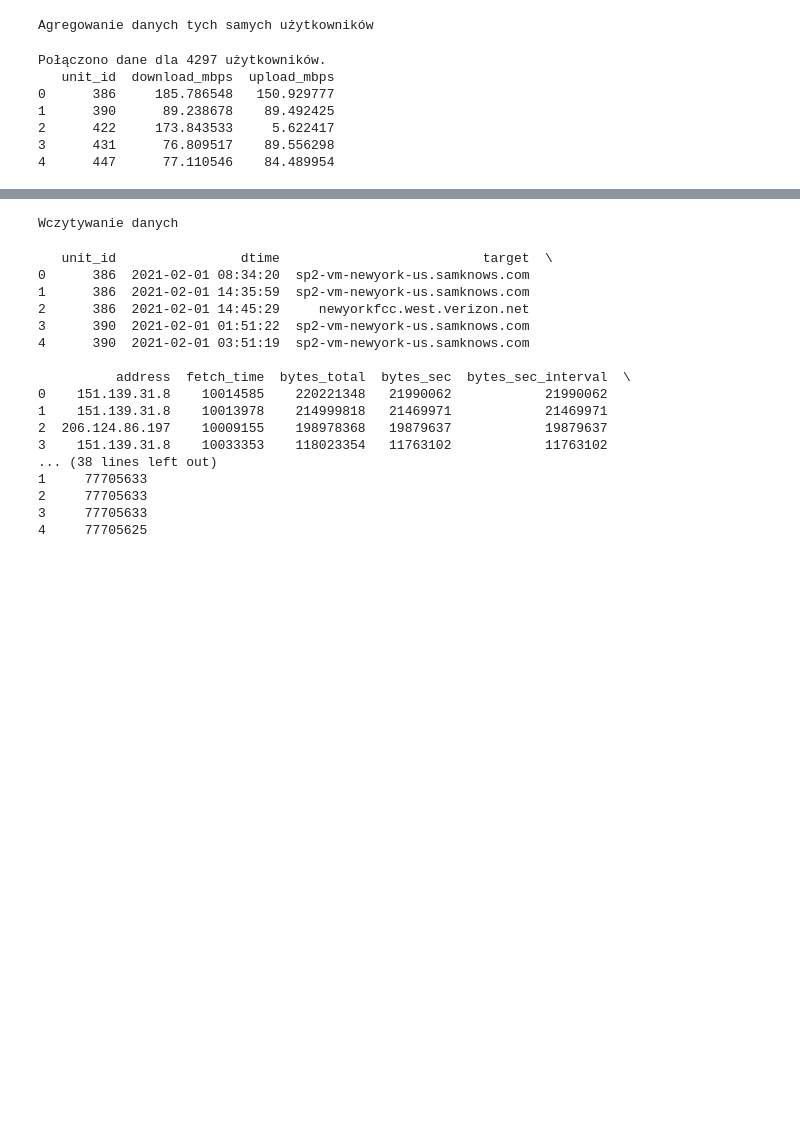
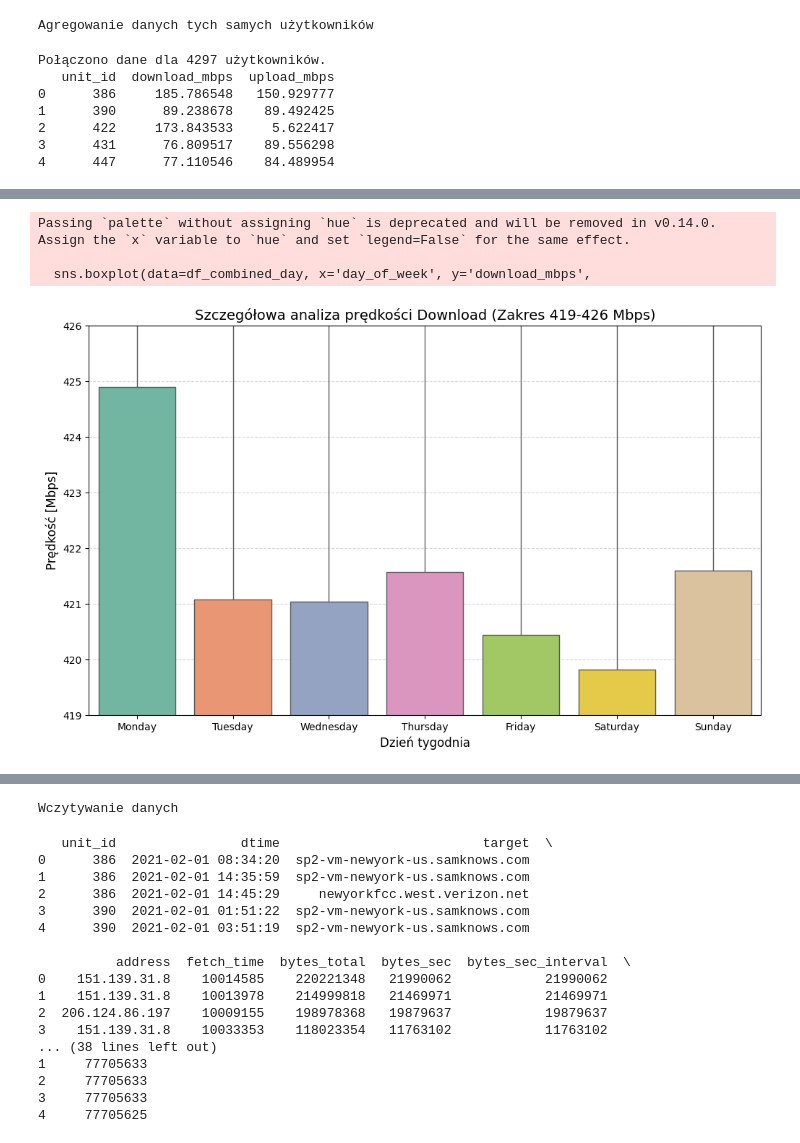
Before and after one commit to MK396/PAMSI, a Jupyter notebook: Projekt1.ipynb, the cells around one changed output, grey strips where cells are left out. Saved outputs shown, nothing was run; the diff lists cells and outputs as text; code cells hidden in the pictures; blank space fills up the shorter version.

```diff
--- a/Projekt1.ipynb
+++ b/Projekt1.ipynb
@@ -82,0 +81,39 @@ Wykres zależności został zapisany.
+# %%
+# Konwersja dtime na obiekt daty i wyciągnięcie dnia tygodnia
+df_dl_2023['dtime'] = pd.to_datetime(df_dl_2023['dtime'])
+df_ul_2023['dtime'] = pd.to_datetime(df_ul_2023['dtime'])
+
+df_dl_2023['day_of_week'] = df_dl_2023['dtime'].dt.day_name()
+df_ul_2023['day_of_week'] = df_ul_2023['dtime'].dt.day_name()
+
+# Agregacja średniej prędkości na użytkownika w konkretnym dniu
+df_dl_day = df_dl_2023.groupby(['unit_id', 'day_of_week'])['download_mbps'].mean().reset_index()
+df_ul_day = df_ul_2023.groupby(['unit_id', 'day_of_week'])['upload_mbps'].mean().reset_index()
+
+# Łączymy w jedną tabelę
+df_combined_day = pd.merge(df_dl_day, df_ul_day, on=['unit_id', 'day_of_week'], how='inner')
+# %%
+# Ustalenie kolejności dni
+days_order = ['Monday', 'Tuesday', 'Wednesday', 'Thursday', 'Friday', 'Saturday', 'Sunday']
+
+plt.figure(figsize=(12, 7))
+
+# Rysujemy wykres (boxplot lub pointplot - pointplot lepiej pokaże samą średnią)
+sns.boxplot(data=df_combined_day, x='day_of_week', y='download_mbps',
+            order=days_order, palette='Set2', showfliers=False) # showfliers=False ukrywa kropki poza zakresem
+
+# KLUCZOWY MOMENT: Ustawienie zakresu osi Y
+plt.ylim(419, 426)
+
+# Dodajemy etykiety i siatkę
+plt.title('Szczegółowa analiza prędkości Download (Zakres 419-426 Mbps)', fontsize=14)
+plt.xlabel('Dzień tygodnia', fontsize=12)
+plt.ylabel('Prędkość [Mbps]', fontsize=12)
+plt.grid(axis='y', linestyle='--', alpha=0.5)
+
+plt.show()
+# %% [output]
+Passing `palette` without assigning `hue` is deprecated and will be removed in v0.14.0. Assign the `x` variable to `hue` and set `legend=False` for the same effect.
+
+  sns.boxplot(data=df_combined_day, x='day_of_week', y='download_mbps',
+[figure, added]
```
Also changed, not shown: parts of 15 cells of this notebook, 2 other files.
